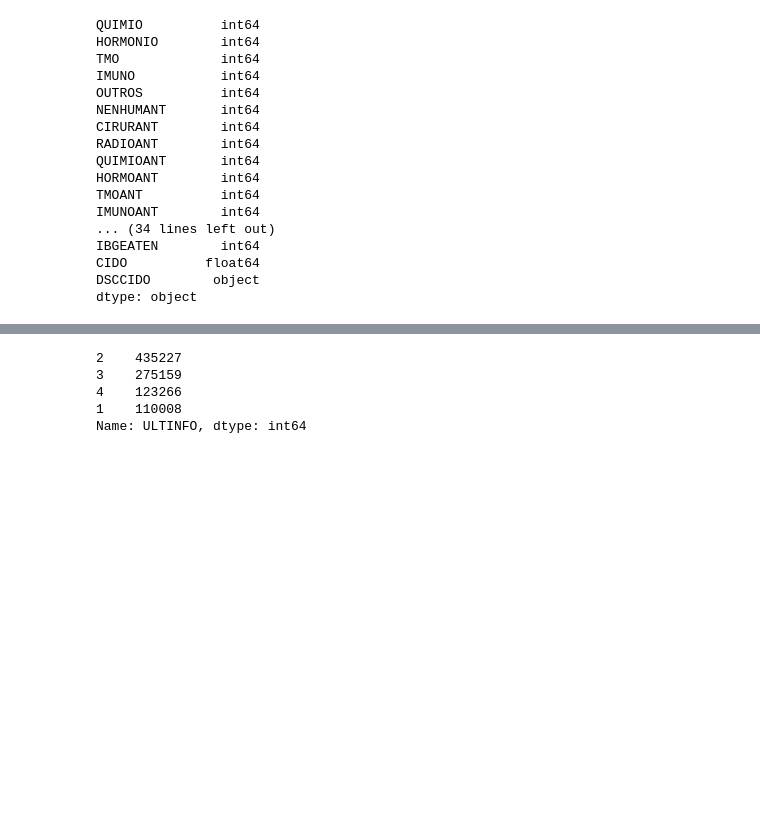
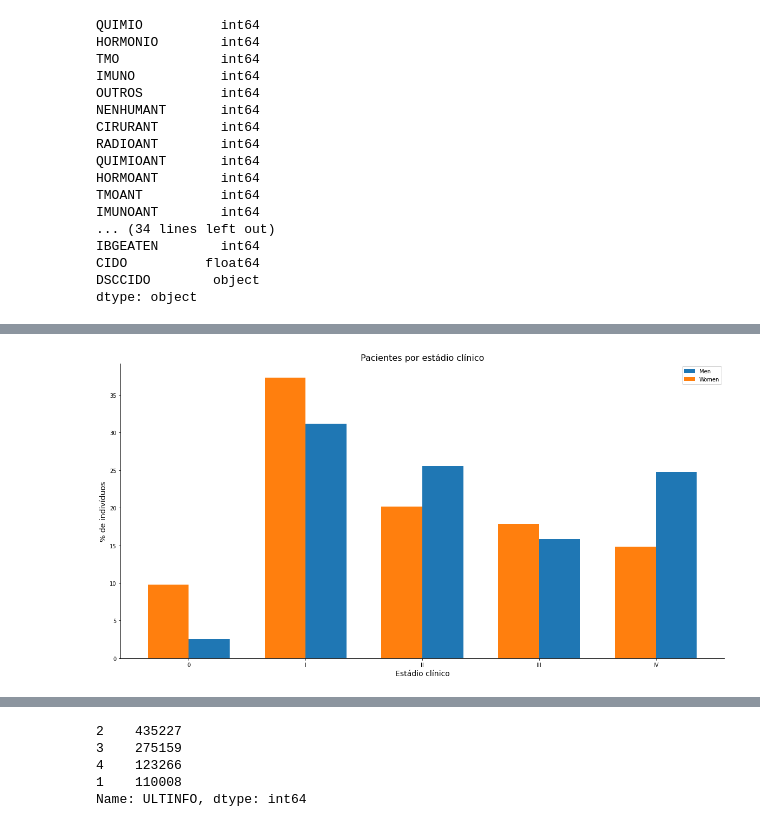
Before and after one commit to DCD-NSEE/cancer_project, a Jupyter notebook: docs/Cancer Data Analysis.ipynb, the cells around one changed output, grey strips where cells are left out. Saved outputs shown, nothing was run; the diff lists cells and outputs as text; code cells hidden in the pictures; blank space fills up the shorter version.

```diff
--- a/docs/Cancer Data Analysis.ipynb
+++ b/docs/Cancer Data Analysis.ipynb
@@ -204,3 +171,22 @@ fig.show(config = {'staticPlot': True})
+# %%
+x = np.arange(len(mascx))
+fig, ax = plt.subplots(figsize=(20,10))
+width = 0.35
+ax1 = ax.bar(x + width/2, (mascy/mascEC.shape[0])*100, width, label='Men')
+ax2 = ax.bar(x - width/2, (femy/femEC.shape[0])*100, width, label='Women')
+ax.set_xlabel('Estádio clínico', size=14)
+ax.set_ylabel('% de indivíduos', size=14)
+ax.set_title('Pacientes por estádio clínico', size=16)
+
+ax.legend()
+ax.set_xticks(x)
+ax.set_xticklabels(list(mascx))
+ax.spines['top'].set_visible(False)
+ax.spines['right'].set_visible(False)
+
+plt.show()
+# %% [output]
+[figure, added]
 # %%
 df_diag1 = data[data.DIAGPREV == 1] # Sem diagnóstico/sem tratamento
 df_diag2 = data[data.DIAGPREV == 2] # Com diagnóstico/sem tratamento
```
Also changed, not shown: parts of 91 cells of this notebook, 38 other files.
